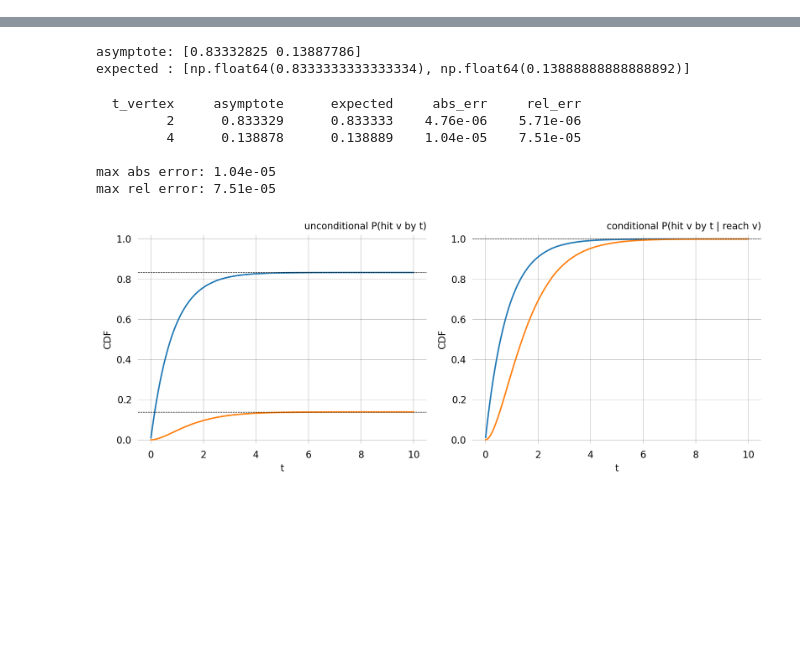
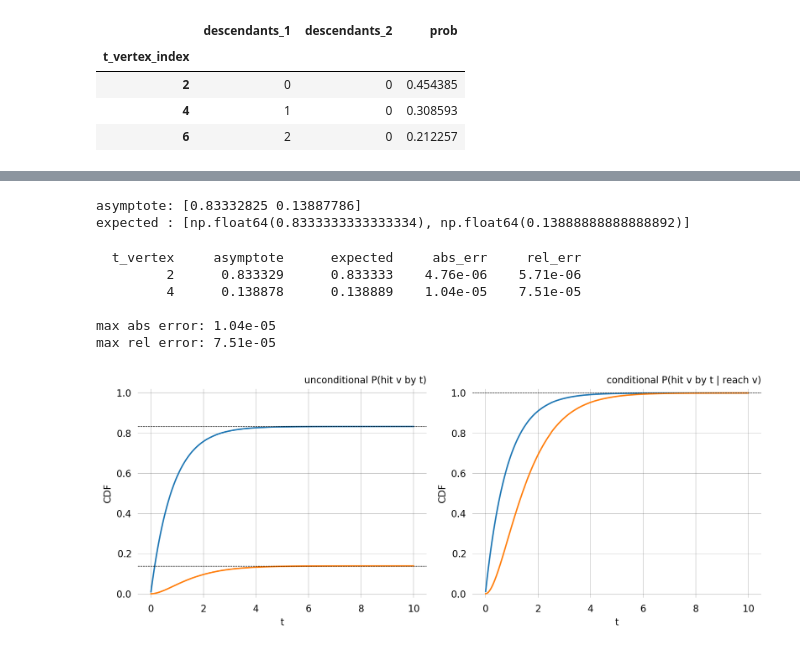
Before and after one commit to munch-group/phasic, a Jupyter notebook: applications/popgen/cond_sampling_with_time.ipynb, the cells around one changed output, grey strips where cells are left out. Cells and saved outputs as stored; diff of their text form; code cells hidden in the pictures; blank space fills up the shorter version.

```diff
--- a/applications/popgen/cond_sampling_with_time.ipynb
+++ b/applications/popgen/cond_sampling_with_time.ipynb
@@ -222,0 +266,8 @@ joint_graph_final_epoch.joint_prob_table()
+# %%
+
+# epoch_starts = [0, 1, 2]
+# epoch_theta = [[1, 1], [1, 1], [1, 1]]
+e = 3
+epoch_starts = list(range(0, e*1, 1))
+epoch_theta = [[1, 1]] * e
+epoch_ipv = get_ipv(_cont_joint_graph)
@@ -222,0 +276,15 @@ joint_graph_final_epoch.joint_prob_table()
+# %%
+for i in range(len(epoch_starts)-1):
+    joint_graph_epoch = clone_with_ipv(_cont_joint_graph, epoch_ipv)
+    joint_graph_epoch.update_weights(epoch_theta[i])
+    epoch_ipv = joint_graph_epoch_ipv(_cont_joint_graph, t=epoch_starts[i+1])
+
+epoch_ipv = clone_with_ipv(_disc_joint_graph, epoch_ipv)
+jpt = epoch_ipv.joint_prob_table()
+jpt
+# %% [output]
+|  | descendants_1 | descendants_2 | prob |
+| t_vertex_index |  |  |  |
+| 2 | 0 | 0 | 0.454385 |
+| 4 | 1 | 0 | 0.308593 |
+| 6 | 2 | 0 | 0.212257 |
```
Also changed, not shown: parts of 23 cells of this notebook.
